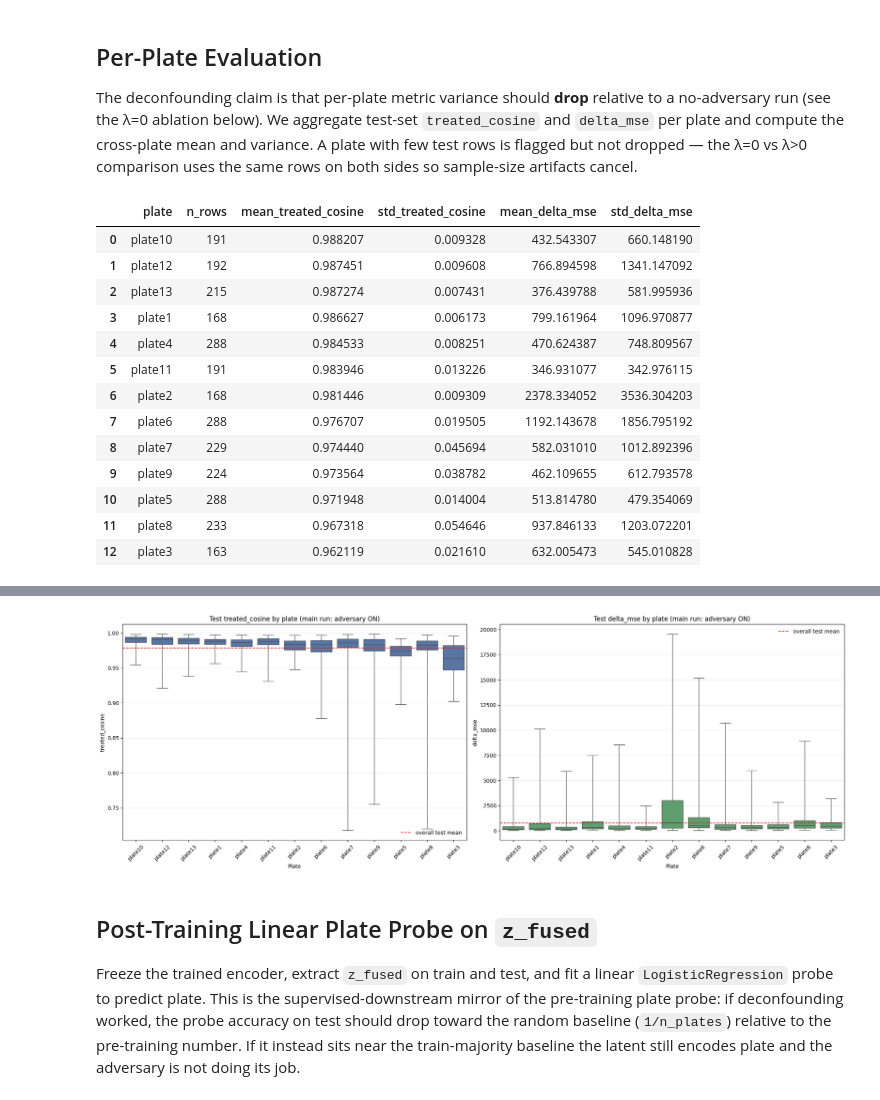
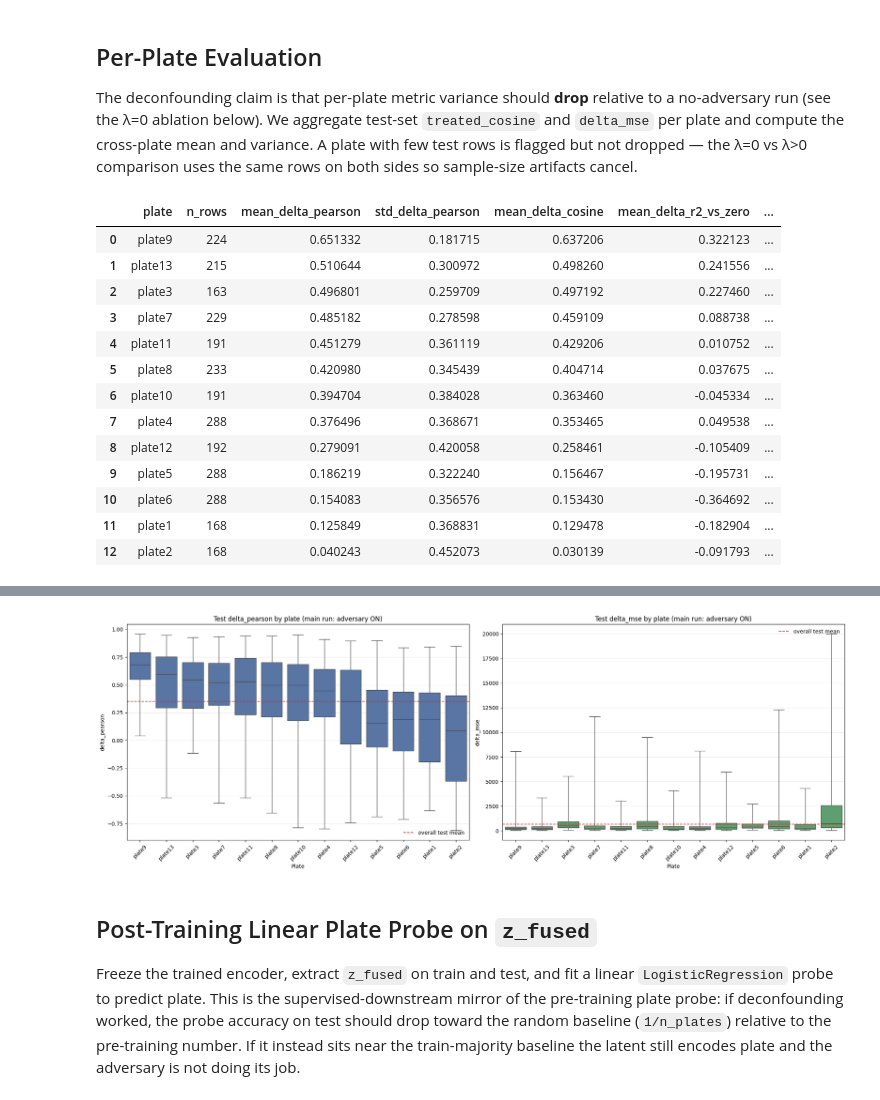
Before and after one commit to wilsonliam/deep-learning-final-project, a Jupyter notebook: Machine_Learning/8_adae_plate.ipynb, the cells around one changed output, grey strips where cells are left out. Saved outputs shown, nothing was run; the diff lists cells and outputs as text; code cells hidden in the pictures.

```diff
--- a/Machine_Learning/8_adae_plate.ipynb
+++ b/Machine_Learning/8_adae_plate.ipynb
@@ -49,7 +49,7 @@ LEARNING_RATE = 1e-3
 WEIGHT_DECAY = 1e-4
 MAX_EPOCHS = 50
 EARLY_STOPPING_PATIENCE = 5
-EARLY_STOPPING_MONITOR = "val_treated_cosine"
+EARLY_STOPPING_MONITOR = "val_delta_pearson"
 EARLY_STOPPING_MODE = "max"
 ACCELERATOR = "auto"
 DEVICES = 1
@@ -1133,12 +1221,15 @@ so sample-size artifacts cancel.
 def summarize_per_plate(prediction_details_df, plate_column=CONFOUNDER_COLUMN):
     grouped = prediction_details_df.groupby(plate_column, as_index=False).agg(
         n_rows=("condition_key", "size"),
+        mean_delta_pearson=("delta_pearson", "mean"),
+        std_delta_pearson=("delta_pearson", "std"),
+        mean_delta_cosine=("delta_cosine", "mean"),
+        mean_delta_r2_vs_zero=("delta_r2_vs_zero", "mean"),
         mean_treated_cosine=("treated_cosine", "mean"),
-        std_treated_cosine=("treated_cosine", "std"),
         mean_delta_mse=("delta_mse", "mean"),
         std_delta_mse=("delta_mse", "std"),
     )
-    return grouped.sort_values("mean_treated_cosine", ascending=False, ignore_index=True)
+    return grouped.sort_values("mean_delta_pearson", ascending=False, ignore_index=True)
 
 
 def plate_variance_summary(per_plate_df):
@@ -1172,30 +1263,30 @@ display(main_plate_variance_df)
 plate_order = main_per_plate_df[CONFOUNDER_COLUMN].tolist()
 
 fig, axes = plt.subplots(1, 2, figsize=(20, 7))
-cosine_ax, mse_ax = axes
+pearson_ax, mse_ax = axes
 
 sns.boxplot(
     data=test_prediction_details_df,
     x=CONFOUNDER_COLUMN,
-    y="treated_cosine",
+    y="delta_pearson",
     order=plate_order,
     whis=(0, 100),
     color="#4c72b0",
-    ax=cosine_ax,
+    ax=pearson_ax,
 )
-cosine_ax.axhline(
-    float(test_prediction_details_df["treated_cosine"].mean()),
+pearson_ax.axhline(
+    float(test_prediction_details_df["delta_pearson"].mean()),
     color="#d62728",
     linestyle="--",
     linewidth=1.3,
     label="overall test mean",
 )
-cosine_ax.set_title("Test treated_cosine by plate (main run: adversary ON)")
-cosine_ax.set_xlabel("Plate")
-cosine_ax.set_ylabel("treated_cosine")
-cosine_ax.grid(True, axis="y", alpha=0.25)
-cosine_ax.tick_params(axis="x", rotation=45)
-cosine_ax.legend(frameon=False, loc="lower right")
+pearson_ax.set_title("Test delta_pearson by plate (main run: adversary ON)")
+pearson_ax.set_xlabel("Plate")
+pearson_ax.set_ylabel("delta_pearson")
+pearson_ax.grid(True, axis="y", alpha=0.25)
+pearson_ax.tick_params(axis="x", rotation=45)
+pearson_ax.legend(frameon=False, loc="lower right")
 
 sns.boxplot(
     data=test_prediction_details_df,
@@ -1223,18 +1314,18 @@ mse_ax.legend(frameon=False, loc="upper right")
 fig.tight_layout()
 plt.show()
 # %% [output]
-|  | plate | n_rows | mean_treated_cosine | std_treated_cosine | mean_delta_mse | std_delta_mse |
-| 0 | plate10 | 191 | 0.988207 | 0.009328 | 432.543307 | 660.148190 |
-| 1 | plate12 | 192 | 0.987451 | 0.009608 | 766.894598 | 1341.147092 |
-| 2 | plate13 | 215 | 0.987274 | 0.007431 | 376.439788 | 581.995936 |
-| 3 | plate1 | 168 | 0.986627 | 0.006173 | 799.161964 | 1096.970877 |
-| 4 | plate4 | 288 | 0.984533 | 0.008251 | 470.624387 | 748.809567 |
-| 5 | plate11 | 191 | 0.983946 | 0.013226 | 346.931077 | 342.976115 |
-| 6 | plate2 | 168 | 0.981446 | 0.009309 | 2378.334052 | 3536.304203 |
-| 7 | plate6 | 288 | 0.976707 | 0.019505 | 1192.143678 | 1856.795192 |
-| 8 | plate7 | 229 | 0.974440 | 0.045694 | 582.031010 | 1012.892396 |
-| 9 | plate9 | 224 | 0.973564 | 0.038782 | 462.109655 | 612.793578 |
-| 10 | plate5 | 288 | 0.971948 | 0.014004 | 513.814780 | 479.354069 |
-| 11 | plate8 | 233 | 0.967318 | 0.054646 | 937.846133 | 1203.072201 |
-| 12 | plate3 | 163 | 0.962119 | 0.021610 | 632.005473 | 545.010828 |
+|  | plate | n_rows | mean_delta_pearson | std_delta_pearson | mean_delta_cosine | mean_delta_r2_vs_zero | ... |
+| 0 | plate9 | 224 | 0.651332 | 0.181715 | 0.637206 | 0.322123 | ... |
+| 1 | plate13 | 215 | 0.510644 | 0.300972 | 0.498260 | 0.241556 | ... |
+| 2 | plate3 | 163 | 0.496801 | 0.259709 | 0.497192 | 0.227460 | ... |
+| 3 | plate7 | 229 | 0.485182 | 0.278598 | 0.459109 | 0.088738 | ... |
+| 4 | plate11 | 191 | 0.451279 | 0.361119 | 0.429206 | 0.010752 | ... |
+| 5 | plate8 | 233 | 0.420980 | 0.345439 | 0.404714 | 0.037675 | ... |
+| 6 | plate10 | 191 | 0.394704 | 0.384028 | 0.363460 | -0.045334 | ... |
+| 7 | plate4 | 288 | 0.376496 | 0.368671 | 0.353465 | 0.049538 | ... |
+| 8 | plate12 | 192 | 0.279091 | 0.420058 | 0.258461 | -0.105409 | ... |
+| 9 | plate5 | 288 | 0.186219 | 0.322240 | 0.156467 | -0.195731 | ... |
+| 10 | plate6 | 288 | 0.154083 | 0.356576 | 0.153430 | -0.364692 | ... |
+| 11 | plate1 | 168 | 0.125849 | 0.368831 | 0.129478 | -0.182904 | ... |
+| 12 | plate2 | 168 | 0.040243 | 0.452073 | 0.030139 | -0.091793 | ... |
 |  | n_plates | treated_cosine_mean_of_plate_means | treated_cosine_std_of_plate_means | treated_cosine_var_of_plate_means | treated_cosine_range_of_plate_means | ... |
@@ -1242,4 +1333,4 @@ plt.show()
-[figure, old version]
+[figure, new version]
 # %% [markdown]
 ## Post-Training Linear Plate Probe on `z_fused`
 
```
Also changed, not shown: parts of 16 cells of this notebook, 7 other files.
